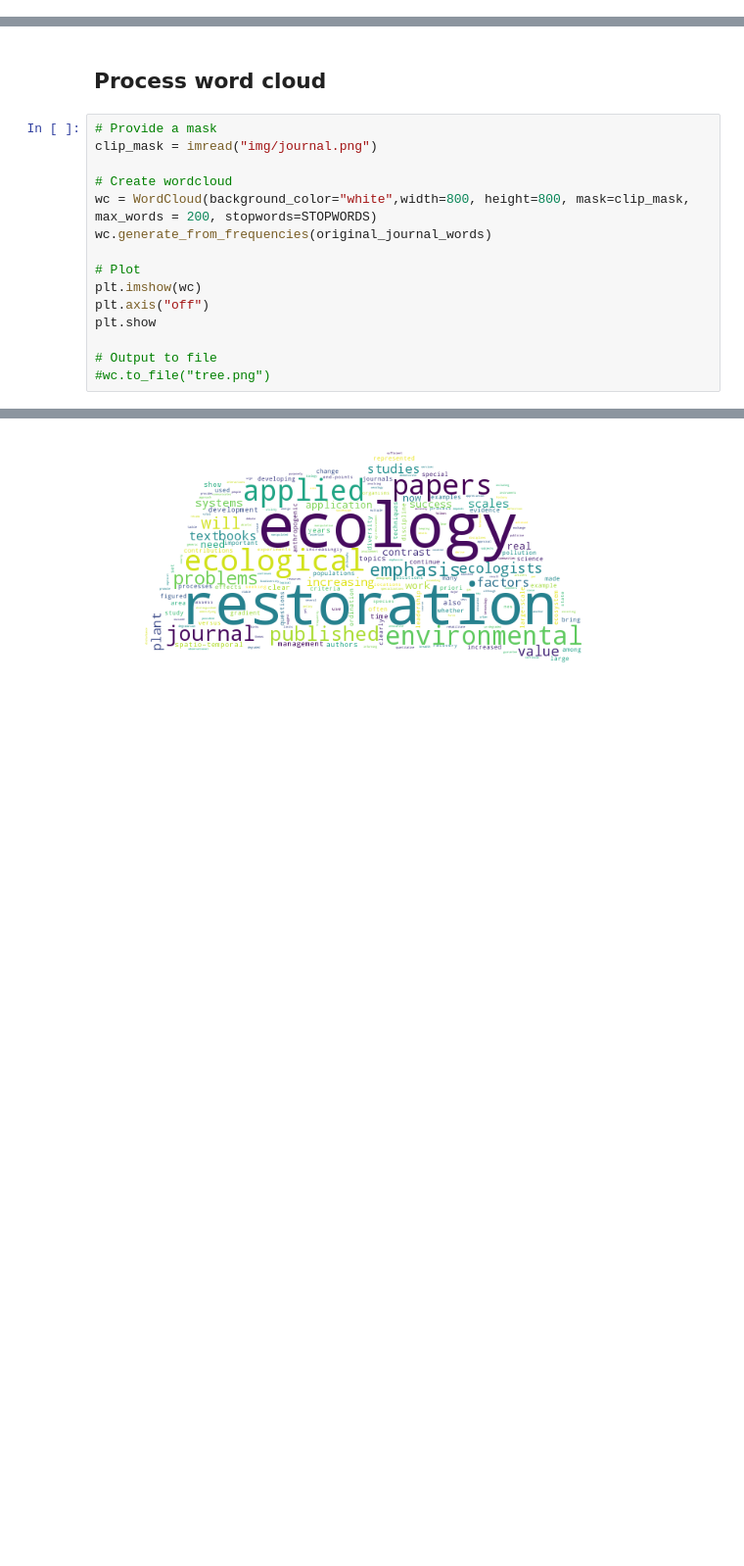
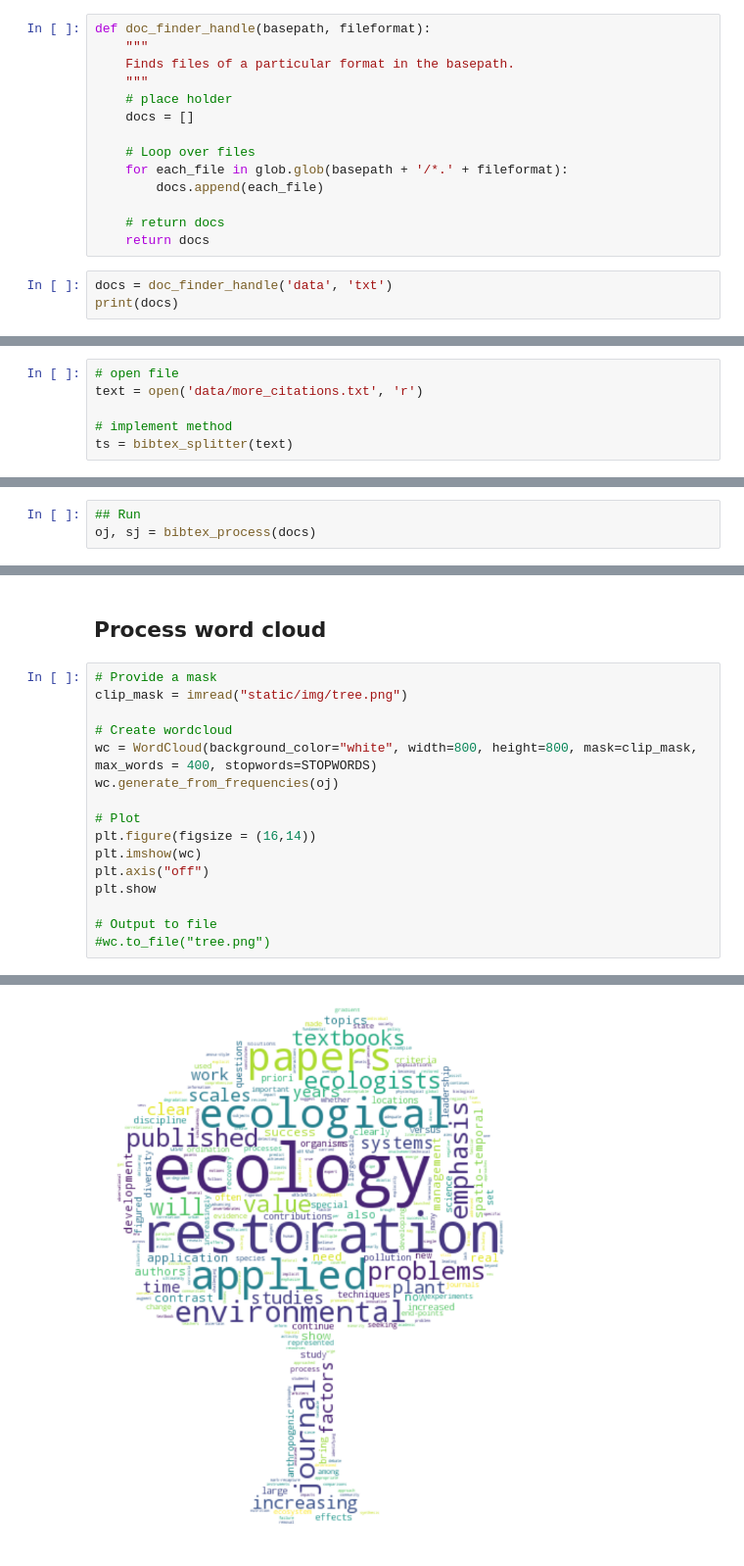
Before and after one commit to rayblick/CitationManager, a Jupyter notebook: Example.ipynb, the cells around one changed output, grey strips where cells are left out. Shown at 98% size. Cells and saved outputs as stored; diff of their text form; blank space fills up the shorter version.

```diff
--- a/Example.ipynb
+++ b/Example.ipynb
@@ -63,0 +55,17 @@ print(docs)
+# %%
+def doc_finder_handle(basepath, fileformat):
+    """
+    Finds files of a particular format in the basepath.
+    """
+    # place holder
+    docs = []
+
+    # Loop over files
+    for each_file in glob.glob(basepath + '/*.' + fileformat):
+        docs.append(each_file)
+
+    # return docs
+    return docs
+# %%
+docs = doc_finder_handle('data', 'txt')
+print(docs)
@@ -63,0 +130,6 @@ print(docs)
+# %%
+# open file
+text = open('data/more_citations.txt', 'r')
+
+# implement method
+ts = bibtex_splitter(text)
@@ -157,0 +236,3 @@ Elapsed time: 0.0 sec; Number of words counted: 608; Time to complete: 0.0 sec
+# %%
+## Run
+oj, sj = bibtex_process(docs)
@@ -165,19 +253,20 @@ Original words: 391 | Stemmed words: 0
 ## Process word cloud
 # %%
 # Provide a mask
-clip_mask = imread("img/journal.png")
+clip_mask = imread("static/img/tree.png")
 
 # Create wordcloud
-wc = WordCloud(background_color="white",width=800, height=800, mask=clip_mask, max_words = 200, stopwords=STOPWORDS)
-wc.generate_from_frequencies(original_journal_words)
+wc = WordCloud(background_color="white", width=800, height=800, mask=clip_mask, max_words = 400, stopwords=STOPWORDS)
+wc.generate_from_frequencies(oj)
 
 # Plot
+plt.figure(figsize = (16,14))
 plt.imshow(wc)
 plt.axis("off")
 plt.show
 
 # Output to file
 #wc.to_file("tree.png")
 # %% [output]
 <function matplotlib.pyplot.show>
-[figure, old version]
+[figure, new version]
```
Also changed, not shown: parts of 16 cells of this notebook, 12 other files.
